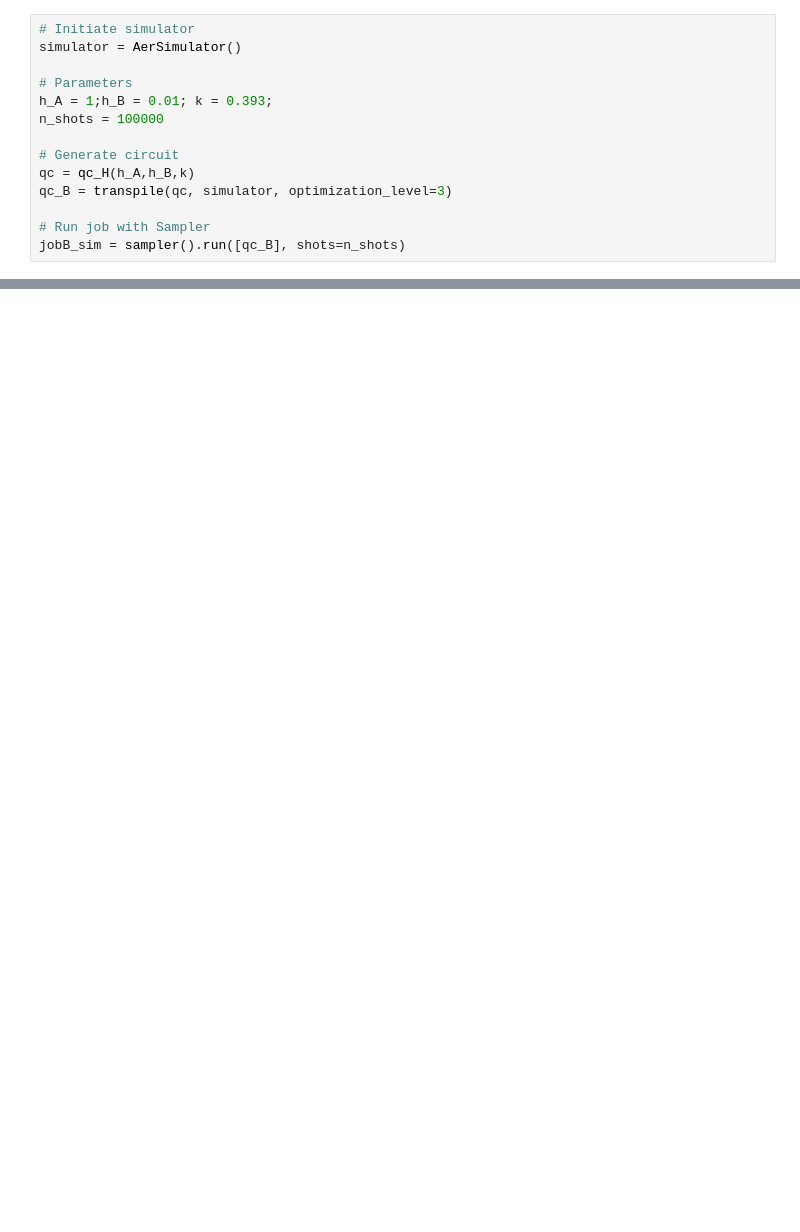
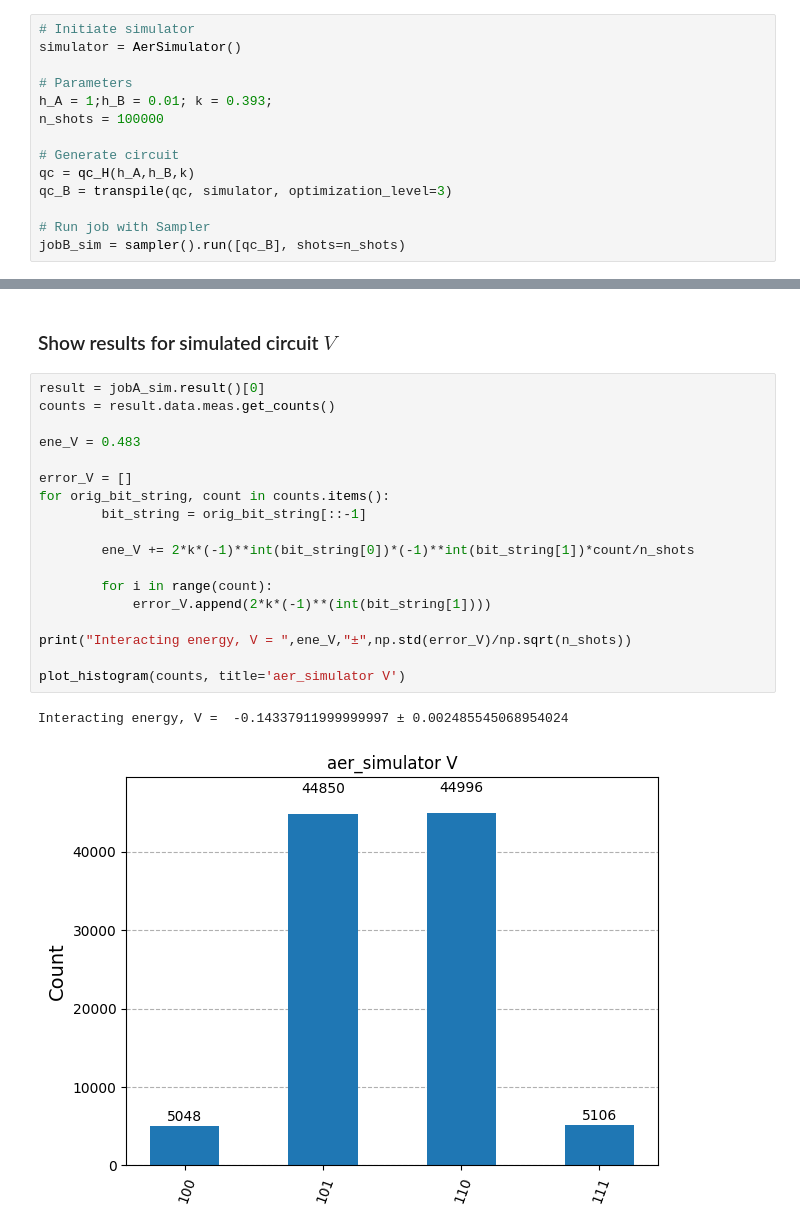
Before and after one commit to julio-cmj/Codigos, a Jupyter notebook: QET Energy storage.ipynb, the cells around one changed output, grey strips where cells are left out. Drawn from its saved outputs; the diff is of its cells as text; blank space fills up the shorter version.

```diff
--- a/QET Energy storage.ipynb
+++ b/QET Energy storage.ipynb
@@ -193,0 +168,23 @@ Bob's local energy, H_1 =  0.006291689975966252 ± 0.003711461374714816
+# %% [markdown]
+### Show results for simulated circuit $V$
+# %%
+result = jobA_sim.result()[0]
+counts = result.data.meas.get_counts()
+
+ene_V = 0.483
+
+error_V = []
+for orig_bit_string, count in counts.items():
+        bit_string = orig_bit_string[::-1]
+
+        ene_V += 2*k*(-1)**int(bit_string[0])*(-1)**int(bit_string[1])*count/n_shots
+
+        for i in range(count):
+            error_V.append(2*k*(-1)**(int(bit_string[1])))
+
+print("Interacting energy, V = ",ene_V,"±",np.std(error_V)/np.sqrt(n_shots))
+
+plot_histogram(counts, title='aer_simulator V')
+# %% [output]
+Interacting energy, V =  -0.14337911999999997 ± 0.002485545068954024
+[figure, new version]
```
Also changed, not shown: parts of 16 cells of this notebook, 7 other files.
